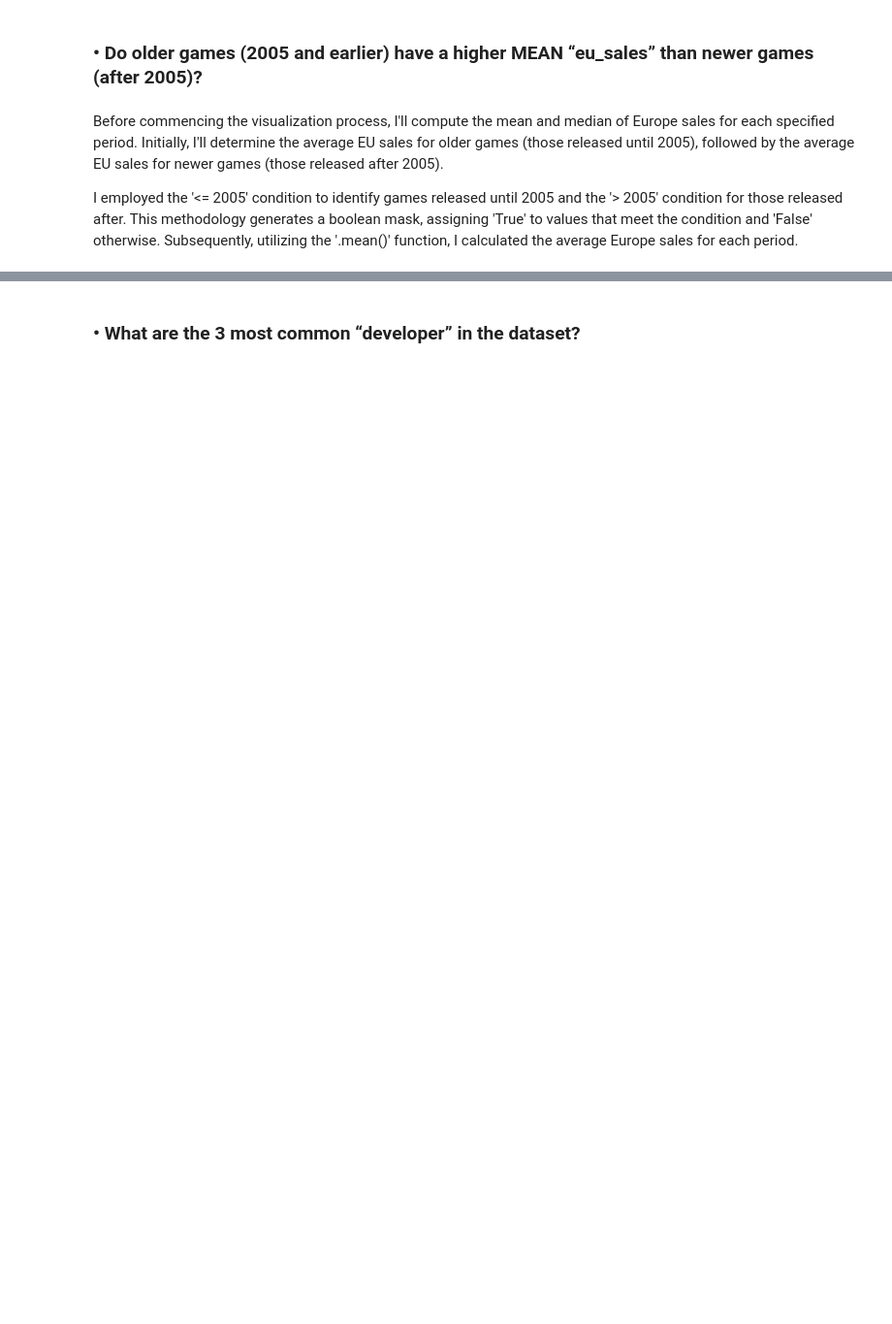
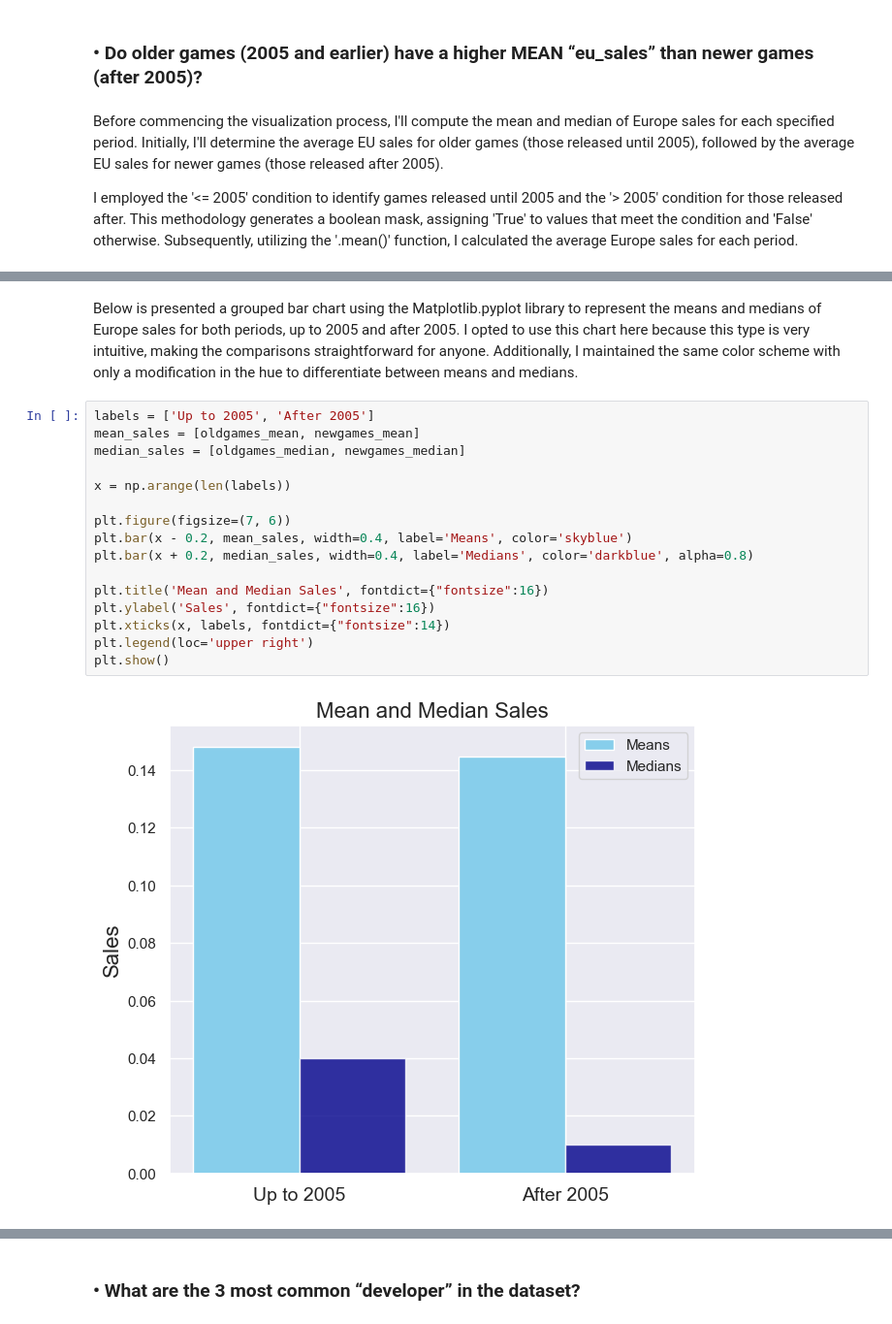
Before and after one commit to Daniela-MB/Data_visualisation_video_games_analysis, a Jupyter notebook: DanielaMarianoBarreto_DVizHDip_CA1.ipynb, the cells around one changed output, grey strips where cells are left out. Shown at 97% size. Drawn from its saved outputs; the diff is of its cells as text; blank space fills up the shorter version.

```diff
--- a/DanielaMarianoBarreto_DVizHDip_CA1.ipynb
+++ b/DanielaMarianoBarreto_DVizHDip_CA1.ipynb
@@ -754,0 +689,20 @@ df_int.describe()
+# %% [markdown]
+Below is presented a grouped bar chart using the Matplotlib.pyplot library to represent the means and medians of Europe sales for both periods, up to 2005 and after 2005. I opted to use this chart here because this type is very intuitive, making the comparisons straightforward for anyone. Additionally, I maintained the same color scheme with only a modification in the hue to differentiate between means and medians.
+# %%
+labels = ['Up to 2005', 'After 2005']
+mean_sales = [oldgames_mean, newgames_mean]
+median_sales = [oldgames_median, newgames_median]
+
+x = np.arange(len(labels))
+
+plt.figure(figsize=(7, 6))
+plt.bar(x - 0.2, mean_sales, width=0.4, label='Means', color='skyblue')
+plt.bar(x + 0.2, median_sales, width=0.4, label='Medians', color='darkblue', alpha=0.8)
+
+plt.title('Mean and Median Sales', fontdict={"fontsize":16})
+plt.ylabel('Sales', fontdict={"fontsize":16})
+plt.xticks(x, labels, fontdict={"fontsize":14})
+plt.legend(loc='upper right')
+plt.show()
+# %% [output]
+[figure, added]
```
Also changed, not shown: parts of 22 cells of this notebook.
